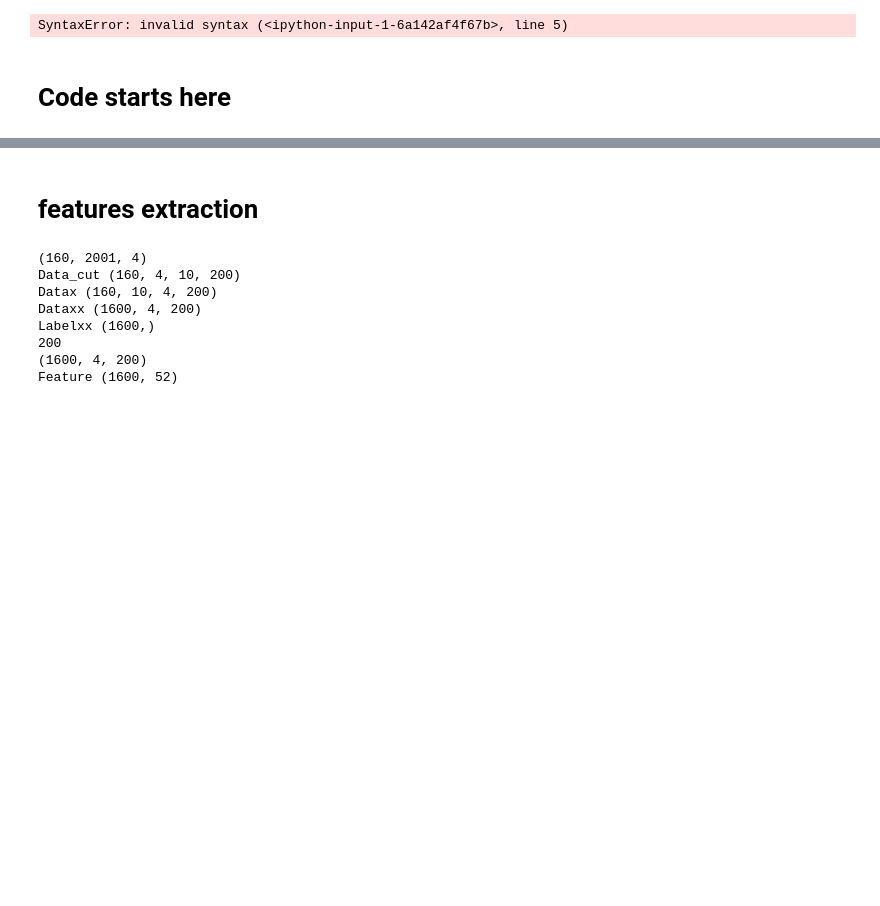
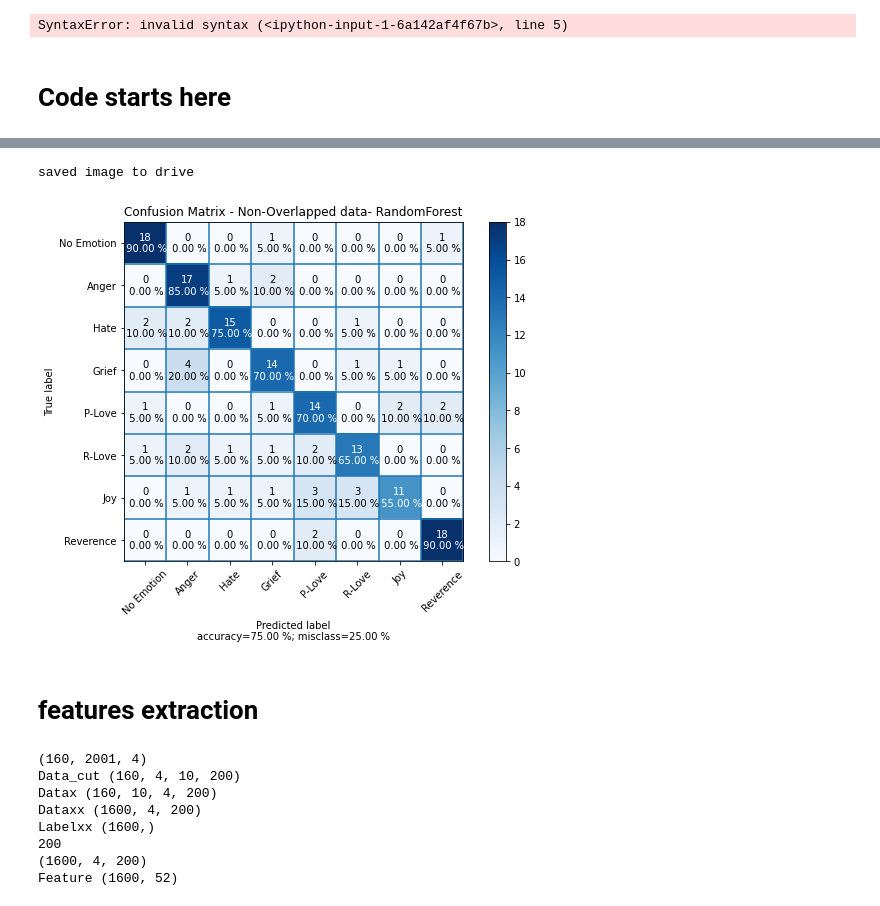
Before and after one commit to nguyennam2910/TriMun, a Jupyter notebook: src/Overlapped_segmenting_method.ipynb, the cells around one changed output, grey strips where cells are left out. Cells and saved outputs as stored; diff of their text form; code cells hidden in the pictures; blank space fills up the shorter version.

```diff
--- a/src/Overlapped_segmenting_method.ipynb
+++ b/src/Overlapped_segmenting_method.ipynb
@@ -82,3 +102,22 @@ D:\TriMun\src\results/7s-overlapping
+# %%
+CM = np.array([[18, 0, 0, 1, 0, 0, 0, 1],
+      [0, 17, 1, 2, 0, 0, 0, 0],
+      [2, 2, 15, 0, 0, 1, 0, 0],
+      [0, 4, 0, 14, 0, 1, 1, 0],
+      [1, 0, 0, 1, 14, 0, 2, 2],
+      [1, 2, 1, 1, 2, 13, 0, 0],
+      [0, 1, 1, 1, 3, 3, 11, 0],
+      [0, 0, 0, 0, 2, 0, 0, 18]])
+
+fig = plot_confusion_matrix(cm  = CM,
+                      normalize    = None,
+                      target_names = emotion_keys,
+                      title        = "Confusion Matrix - Non-Overlapped data- RandomForest",
+                      savefig = True,
+                      figname = "Random Forest confusion matrix-both.png")
+# %% [output]
+saved image to drive
+[figure, added]
 # %%
 # function to plot confusion matrix
 def plot_confusion_matrix(cm,
```
Also changed, not shown: parts of 7 cells of this notebook, 11 other files.
